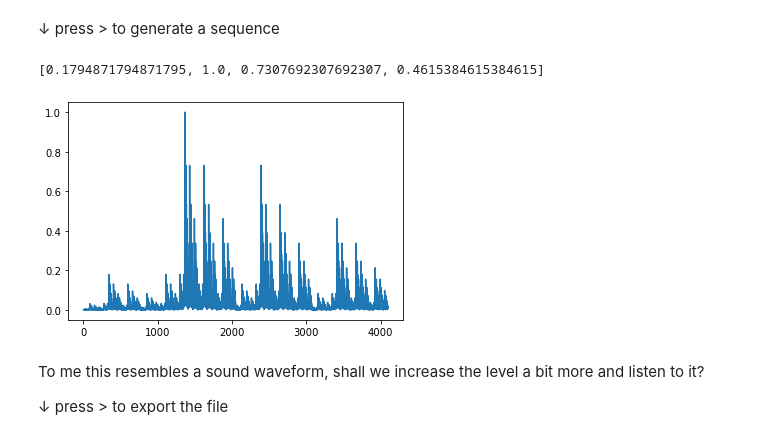
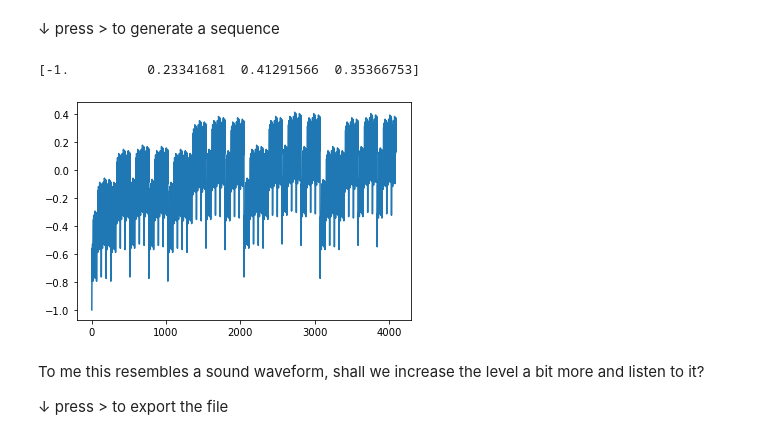
Before and after one commit to TitoScutari/selfsimilar_sequence, a Jupyter notebook: selfsimilar_sequence.ipynb, the cells around one changed output. Drawn from its saved outputs; the diff is of its cells as text; code cells hidden in the pictures.

```diff
--- a/selfsimilar_sequence.ipynb
+++ b/selfsimilar_sequence.ipynb
@@ -68,32 +69,26 @@ TypeError: automation_write() missing 1 required positional argument: 'type'
 Now the first application i thought about is to use these procedures to directly generate sound, and I foucesd on th multiplication method. We can easily generate random normalized(in the (-1,1) range) and make them balanced, ie the sum of all the members is 0, which is better for sound reproduction. let's see some examples, we are seeing level 5 plots, because even though is not enough for long sound generation is enough for visualize the generated data and scale invariance grants us that having more levels is not going to change much in what we see. For the sound generation we use level 10.
 # %% [markdown]
 ↓ press > to generate a sequence
-# %%
-x = []
-for i in range(3):
-    x.append(random.random()*2-1)
-
-x = [0.14, 0.78, 0.57, 0.36] # uncomment for nonrandom values
-
-#x.insert(round(len(x)/2), word.zero_sum_factor(x))
-x = word.normalize(x)
-
-a = word.Mult_Word(x)
-for i in range(5):
-    a.step()
-
-print(x)
-
-wplt = word.normalize(a.sequence)
-
-plt.plot(range(len(wplt)), wplt)
-plt.show()
-
-for i in range(5):
-    a.step()
-# %% [output]
-[0.1794871794871795, 1.0, 0.7307692307692307, 0.4615384615384615]
-[figure, removed]
+# %%
+lvl0 = np.random.rand(3)
+lvl0 = np.concatenate((lvl0, [-1*sum(lvl0)]))
+np.random.shuffle(lvl0)
+lvl0 = lvl0/max(abs(lvl0))
+print(lvl0)
+
+lvl5 = lvl0
+for _ in range(5):
+    lvl5 = np.add.outer(lvl5, lvl0).reshape(-1)
+
+plt.plot(lvl5/max(abs(lvl5)))
+plt.show()
+
+lvl10 = lvl5
+for _ in range(5):
+    lvl10 = np.add.outer(lvl10, lvl0).reshape(-1)
+# %% [output]
+[-1.          0.23341681  0.41291566  0.35366753]
+[figure, added]
 # %% [markdown]
 To me this resembles a sound waveform, shall we increase the level a bit more and listen to it?
 
```
Also changed, not shown: parts of 12 cells of this notebook, 2 other files.
